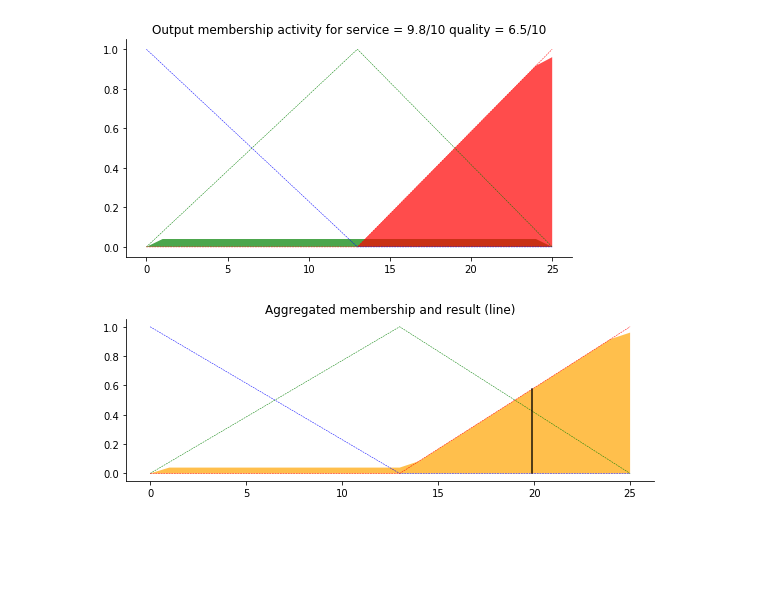
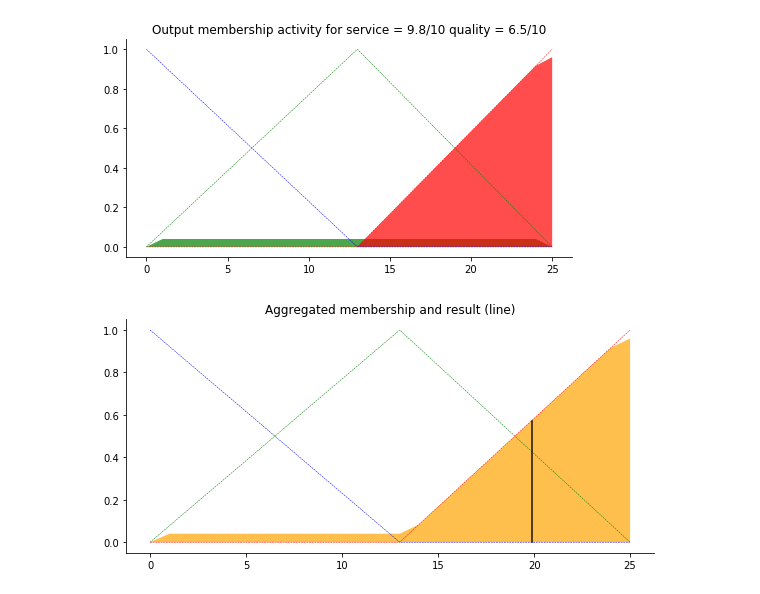
Before and after one commit to deepaklorkhatri007/100DaysOfCode, a Jupyter notebook: Day76/tipping.ipynb, the cells around one changed output. Drawn from its saved outputs; the diff is of its cells as text; code cells hidden in the pictures; blank space fills up the shorter version.

```diff
--- a/Day76/tipping.ipynb
+++ b/Day76/tipping.ipynb
@@ -26,7 +26,7 @@ tip_md = fuzz.trimf(x_tip, [0, 13, 25])
 tip_hi = fuzz.trimf(x_tip, [13, 25, 25])
 
 #  visualization
-fig, (ax0, ax1, ax2) = plt.subplots(nrows=3, figsize=(10, 16))
+fig, (ax0, ax1, ax2) = plt.subplots(nrows=3, figsize=(16, 16))
 
 ax0.plot(x_qual, qual_lo, 'c', linewidth=1.5, label="Bad")
 ax0.plot(x_qual, qual_md, 'purple', linewidth=1.5, label="Decent")
@@ -99,29 +99,29 @@ ax0.spines['right'].set_visible(False)
 # %%
 # Aggregate all three output membership functions together
 aggregated = np.fmax(tip_activation_lo,
                      np.fmax(tip_activation_md, tip_activation_hi))
 
 # Calculate defuzzified result
 tip = fuzz.defuzz(x_tip, aggregated, 'centroid')
 tip_activation = fuzz.interp_membership(x_tip, aggregated, tip)  # for plot
 
 # Visualize this
-fig, ax0 = plt.subplots(figsize=(8, 3))
+fig, ax0 = plt.subplots(figsize=(8, 4))
 
 ax0.plot(x_tip, tip_lo, 'b', linewidth=0.5, linestyle='--', )
 ax0.plot(x_tip, tip_md, 'g', linewidth=0.5, linestyle='--')
 ax0.plot(x_tip, tip_hi, 'r', linewidth=0.5, linestyle='--')
 ax0.fill_between(x_tip, tip0, aggregated, facecolor='Orange', alpha=0.7)
 ax0.plot([tip, tip], [0, tip_activation], 'k', linewidth=1.5, alpha=0.9)
 ax0.set_title('Aggregated membership and result (line)')
 
 # Turn off top/right axes
 for ax in (ax0,):
     ax.spines['top'].set_visible(False)
     ax.spines['right'].set_visible(False)
     ax.get_xaxis().tick_bottom()
     ax.get_yaxis().tick_left()
 
 plt.tight_layout()
 # %% [output]
-[figure, old version]
+[figure, new version]
```
Also changed, not shown: parts of 1 cell of this notebook, 3 other files.
